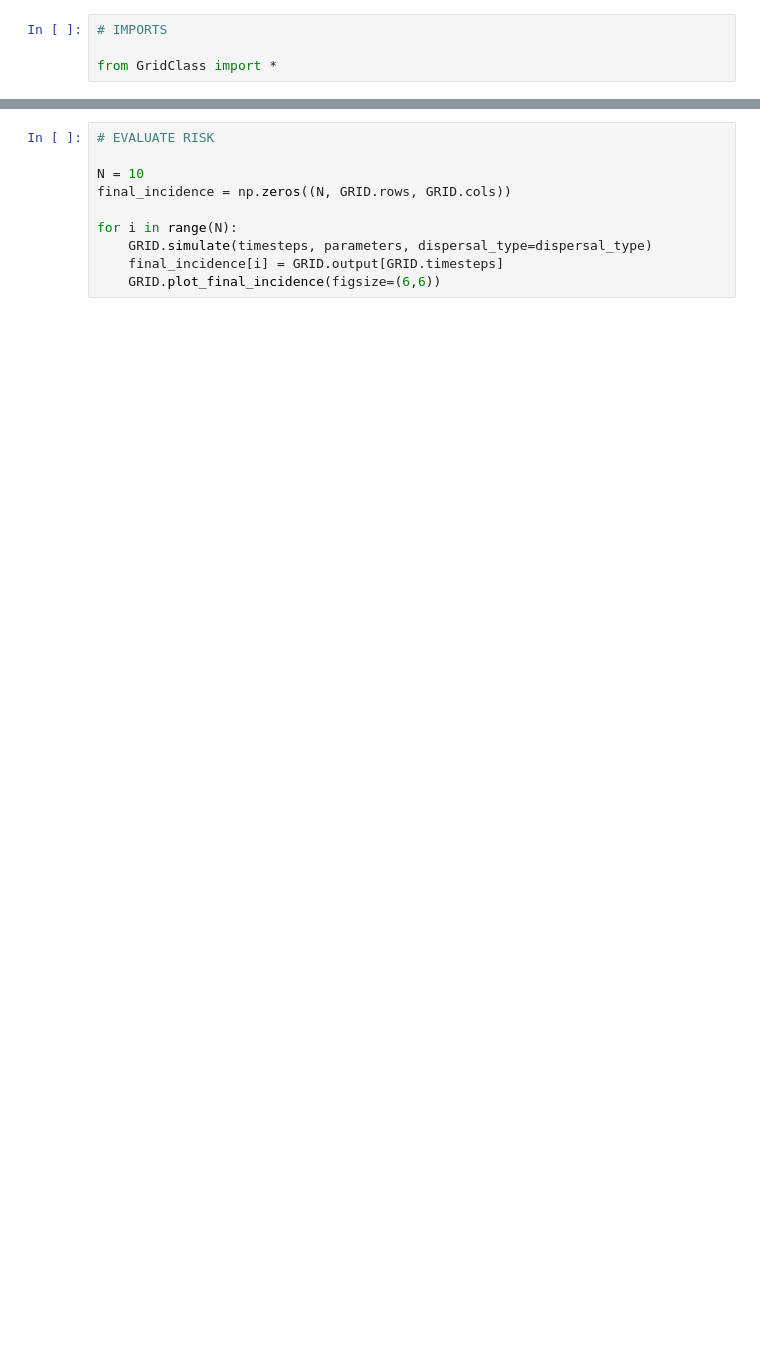
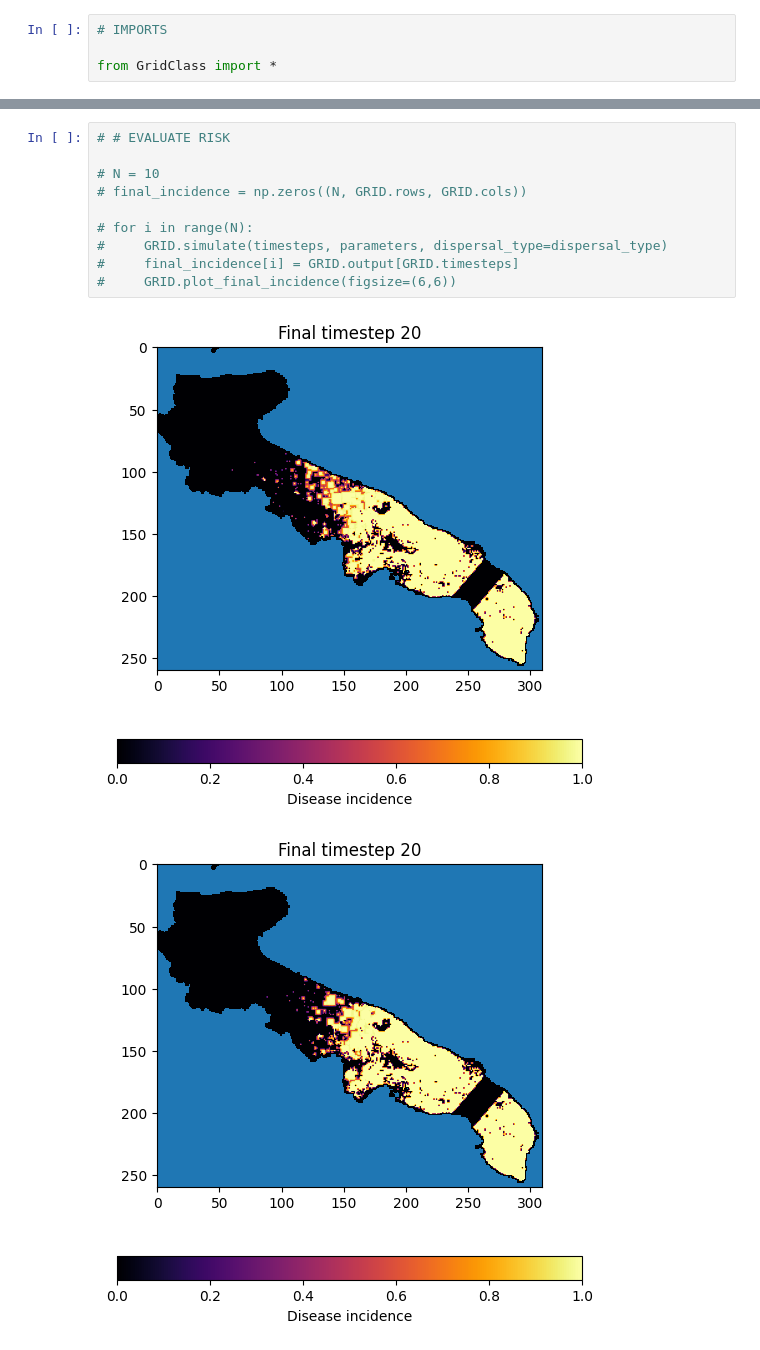
Before and after one commit to LeonMengoni/Xylella-Fastidiosa, a Jupyter notebook: Xylella_simulation.ipynb, the cells around one changed output, grey strips where cells are left out. Cells and saved outputs as stored; diff of their text form; blank space fills up the shorter version.

```diff
--- a/Xylella_simulation.ipynb
+++ b/Xylella_simulation.ipynb
@@ -93,10 +79,13 @@ GRID.plot_incidence(figsize=(6,6))
 # %%
-# EVALUATE RISK
+# # EVALUATE RISK
 
-N = 10
-final_incidence = np.zeros((N, GRID.rows, GRID.cols))
+# N = 10
+# final_incidence = np.zeros((N, GRID.rows, GRID.cols))
 
-for i in range(N):
-    GRID.simulate(timesteps, parameters, dispersal_type=dispersal_type)
-    final_incidence[i] = GRID.output[GRID.timesteps]
-    GRID.plot_final_incidence(figsize=(6,6))
+# for i in range(N):
+#     GRID.simulate(timesteps, parameters, dispersal_type=dispersal_type)
+#     final_incidence[i] = GRID.output[GRID.timesteps]
+#     GRID.plot_final_incidence(figsize=(6,6))
+# %% [output]
+[figure, added]
+[figure, added]
```
Also changed, not shown: parts of 12 cells of this notebook, 1 other file.
